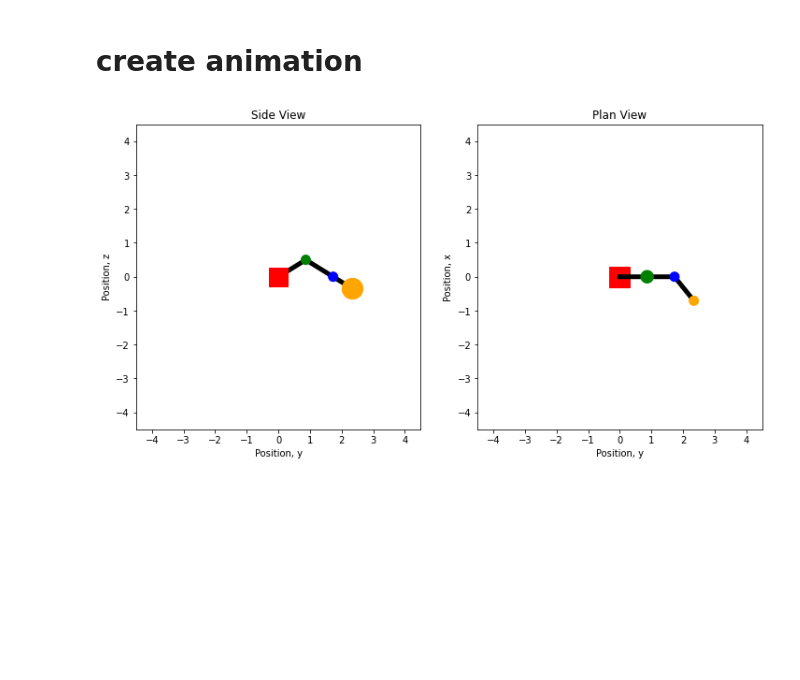
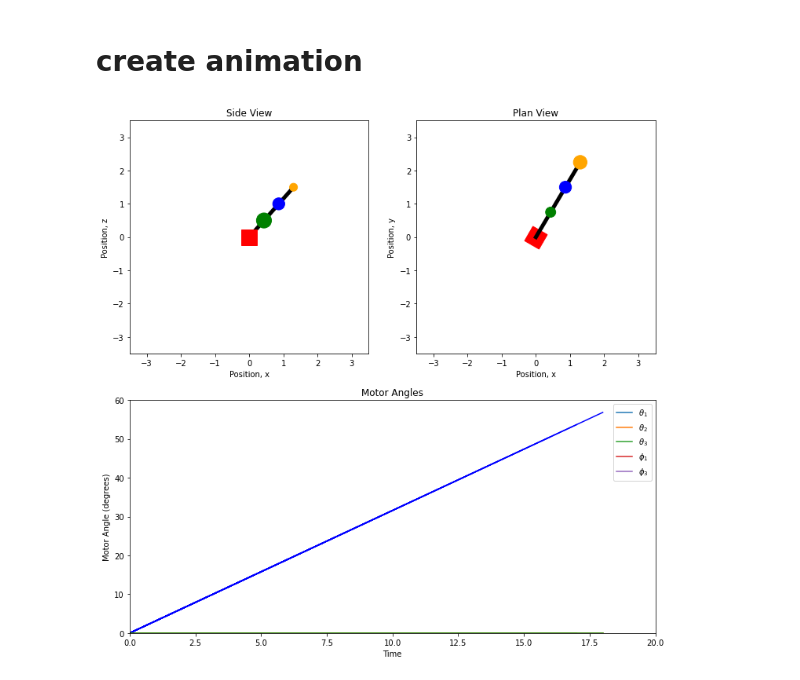
Before and after one commit to willjbourne/grabber-movement, a Jupyter notebook: kinematics.ipynb, the cells around one changed output. Drawn from its saved outputs; the diff is of its cells as text; code cells hidden in the pictures; blank space fills up the shorter version.

```diff
--- a/kinematics.ipynb
+++ b/kinematics.ipynb
@@ -5,3 +5,5 @@ import matplotlib.pyplot as plt
 from mpl_toolkits import mplot3d
 from matplotlib.animation import FuncAnimation
 r1, r2, r3, th1, th2, th3, phi1, phi2 = sp.symbols("r_1 r_2 r_3 theta_1 theta_2 theta_3 phi_1 phi_2")
+
+X, Y, Z, theta, phi = sp.symbols("X Y Z theta phi")
@@ -111,20 +161,20 @@ def arm_coords(th1, th2, th3, phi1, phi2, r1=1, r2=1, r3=1):
 
 
 ### RUN ###
-th1 = th2 = th3 = phi1 = phi2 = np.zeros(20)
-th1 = th2 = th3 = np.linspace(np.pi/4, np.pi/4, 20)
-phi1 = np.zeros(20) + np.pi/2
-th1 = th2 = np.linspace(0, np.pi/3, 20)
+dphi2 = dth2 = dth3 = np.zeros(20)
+dphi1 = dth1 = np.linspace(0, np.pi/3, 20)
 
-phi2 = np.linspace(np.pi/2, np.pi/2, 20)
-x_points, y_points, z_points = arm_coords(th1, th2, th3, phi1, phi2)
+
+
+
+x_points, y_points, z_points = arm_coords(dth1, dth2, dth3, dphi1, dphi3)
 # %% [markdown]
 # create animation
 # %%
-def animate_5dof(x_points, y_points, z_points, thAs=None, thBs=None, thCs=None):
-    if not (thAs is None or thBs is None or thCs is None):
+def animate_5dof(x_points, y_points, z_points, thAs=None, thBs=None, thCs=None, thDs=None, thEs=None):
+    if not (thAs is None or thBs is None or thCs is None or thDs is None or thEs is None):
         big_plot = True
-        thAs, thBs, thCs = thAs*180/np.pi, thBs*180/np.pi, thCs*180/np.pi
+        thAs, thBs, thCs, thDs, thEs = thAs*180/np.pi, thBs*180/np.pi, thCs*180/np.pi, thDs*180/np.pi, thEs*180/np.pi
     else:
         big_plot=False
 
@@ -143,54 +193,56 @@ def animate_5dof(x_points, y_points, z_points, thAs=None, thBs=None, thCs=None):
 
         ax3.set_xlim([0, len(thAs)])
         ax3.set_ylim([np.min([np.min(thCs), np.min(thAs), np.min(thBs)]), np.max([np.max(thCs), np.max(thAs), np.max(thBs)])])
-        ax3.plot(thAs[:1], label="$\\theta_a$")
-        ax3.plot(thBs[:1], label="$\\theta_b$")
-        ax3.plot(thCs[:1], label="$\\theta_c$")
+        ax3.plot(thAs[:1], label="$\\theta_1$")
+        ax3.plot(thBs[:1], label="$\\theta_2$")
+        ax3.plot(thCs[:1], label="$\\theta_3$")
+        ax3.plot(thDs[:1], label="$\\phi_1$")
+        ax3.plot(thEs[:1], label="$\\phi_3$")
         ax3.legend()
         ax3.set_title("Motor Angles")
         ax3.set_xlabel("Time")
         ax3.set_ylabel("Motor Angle (degrees)")
     else:
         fig, (ax1, ax2) = plt.subplots(nrows=1, ncols=2, figsize=(12, 6))
 
     def construct_frame(i):
         xpoints = x_points[i,:]
         ypoints = y_points[i,:]
         zpoints = z_points[i,:]
 
         # Side on view of the robot
         ax1.clear()
-        ax1.set_xlim([-4.5, 4.5])
-        ax1.set_ylim([-4.5, 4.5])
-        ax1.plot(ypoints, zpoints, linewidth=5, color="black", zorder=1)
+        ax1.set_xlim([-3.5, 3.5])
+        ax1.set_ylim([-3.5, 3.5])
+        ax1.plot(xpoints, zpoints, linewidth=5, color="black", zorder=1)
         ax1.plot(0, 0, 's', markersize=20, color="red", zorder=2)
-        ax1.scatter(x=ypoints[1:], y=zpoints[1:], s=np.interp(xpoints[1:], size_bounds_x, [500, 100]), c=["green", "blue", "orange"], zorder=3)
-        ax1.set_xlabel("Position, y")
+        ax1.scatter(x=xpoints[1:], y=zpoints[1:], s=np.interp(ypoints[1:], size_bounds_y, [500, 100]), c=["green", "blue", "orange"], zorder=3)
+        ax1.set_xlabel("Position, x")
         ax1.set_ylabel("Position, z")
         ax1.set_title("Side View")
 
         # top down view of the robot
         ax2.clear()
-        ax2.set_xlim([-4.5, 4.5])
-        ax2.set_ylim([-4.5, 4.5])
-        ax2.plot(ypoints, xpoints, linewidth=5, color="black", zorder=2)
-        ax2.plot(0, 0, marker=(4, 0, 45-(180/np.pi)*np.arctan2(ypoints[1], xpoints[1])), markersize=30, color="red", zorder=1)
-        ax2.scatter(x=ypoints[1:], y=xpoints[1:], s=np.interp(zpoints[1:], size_bounds_y, [100, 500]), c=["green", "blue", "orange"], zorder=3)
+        ax2.set_xlim([-3.5, 3.5])
+        ax2.set_ylim([-3.5, 3.5])
+        ax2.plot(xpoints, ypoints, linewidth=5, color="black", zorder=2)
+        ax2.plot(0, 0, marker=(4, 0, 45-(180/np.pi)*np.arctan2(xpoints[1], ypoints[1])), markersize=30, color="red", zorder=1)
+        ax2.scatter(x=xpoints[1:], y=ypoints[1:], s=np.interp(zpoints[1:], size_bounds_z, [100, 500]), c=["green", "blue", "orange"], zorder=3)
         ax2.set_title("Plan View")
-        ax2.set_xlabel("Position, y")
-        ax2.set_ylabel("Position, x")
+        ax2.set_xlabel("Position, x")
+        ax2.set_ylabel("Position, y")
 
         if big_plot:
             # log of motor positions
             ax3.plot(thAs[:i], label="$\\theta_a$", color="blue")
             ax3.plot(thBs[:i], label="$\\theta_b$", color="orange")
             ax3.plot(thCs[:i], label="$\\theta_c$", color="green")
 
     # set ani variable to call the
     # function recursively
     anim = FuncAnimation(fig, construct_frame, interval=1, frames=len(x_points[:,1]))
-    anim.save("out.mp4", fps=24, dpi=200)
+    anim.save("out.mp4", fps=24)
 
-animate_5dof(x_points, y_points, z_points)
+animate_5dof(x_points, y_points, z_points, thAs=dth1, thBs=dth2, thCs=dth3, thDs=dphi1, thEs=dphi3)
 # %% [output]
-[figure, old version]
+[figure, new version]
```
Also changed, not shown: parts of 3 cells of this notebook, 2 other files.
